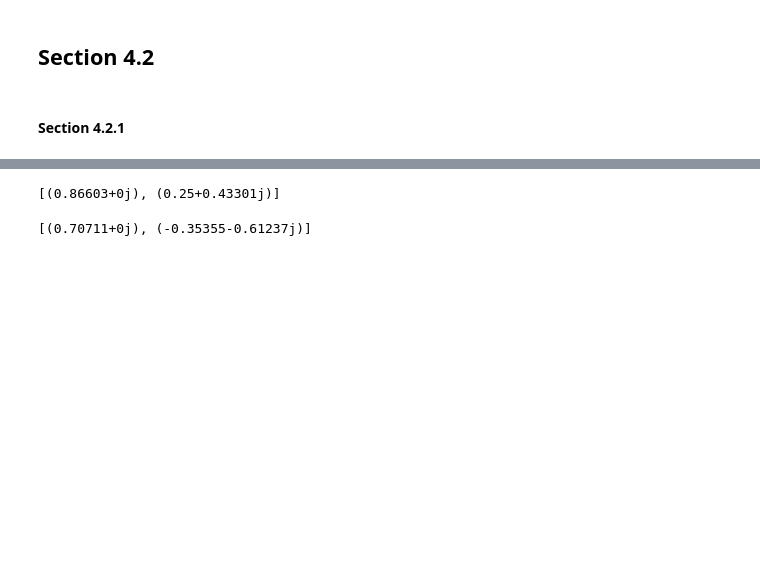
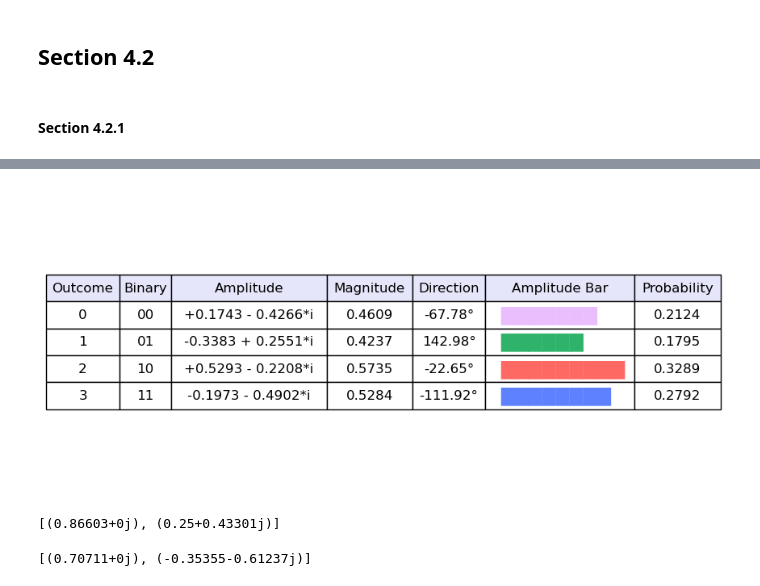
Before and after one commit to QuState/cqc_code, a Jupyter notebook: src/ch04/ch04_output.ipynb, the cells around one changed output, grey strips where cells are left out. Saved outputs shown, nothing was run; the diff lists cells and outputs as text; code cells hidden in the pictures; blank space fills up the shorter version.

```diff
--- a/src/ch04/ch04_output.ipynb
+++ b/src/ch04/ch04_output.ipynb
@@ -42,3 +40,9 @@ Outcome   Binary        Amplitude        Magnitude   Direction      Amplitude Ba
+# %%
+from util import show_state_table
+
+show_state_table(state)
+# %% [output]
+[figure, added]
 # %%
 def cis(theta):
     return cos(theta) + 1j*sin(theta)
```
Also changed, not shown: parts of 13 cells of this notebook, 15 other files.
